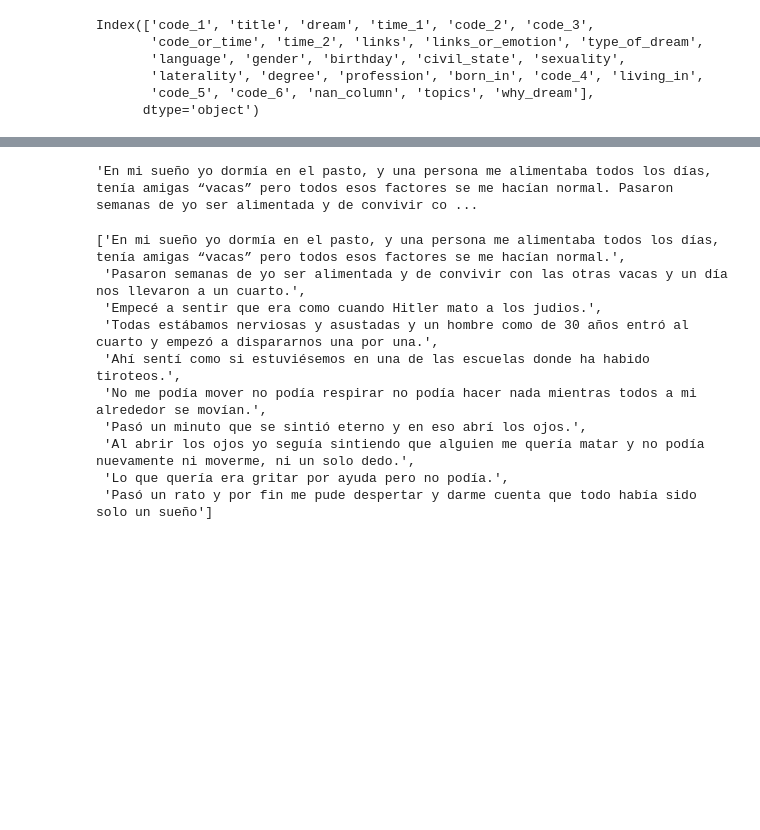
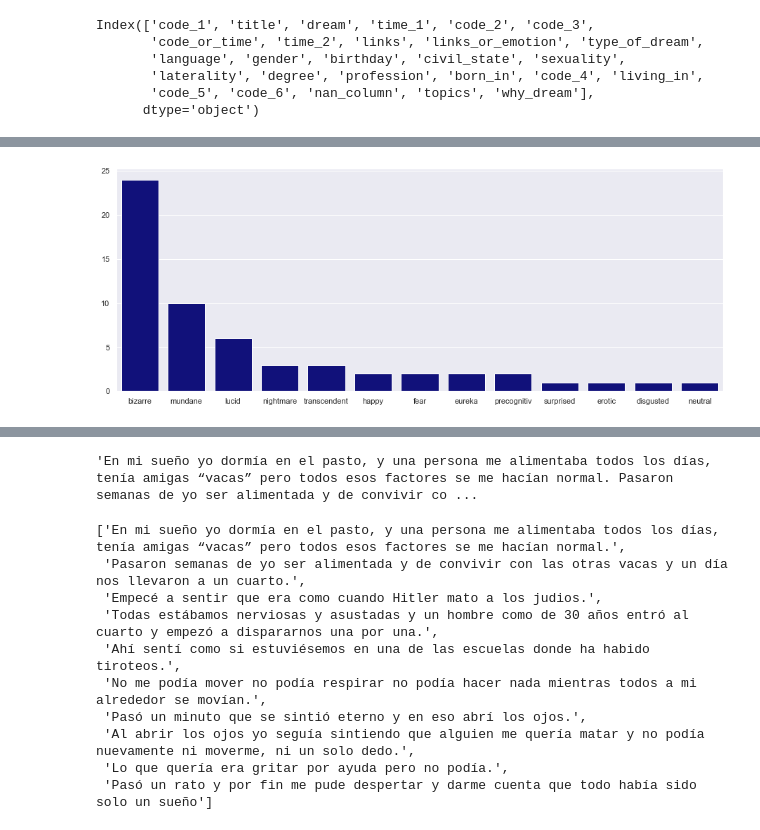
Before and after one commit to MigBap/dreambank, a Jupyter notebook: Self.ipynb, the cells around one changed output, grey strips where cells are left out. Drawn from its saved outputs; the diff is of its cells as text; code cells hidden in the pictures; blank space fills up the shorter version.

```diff
--- a/Self.ipynb
+++ b/Self.ipynb
@@ -979,5 +993,15 @@ erotic           1
 neutral          1
 Name: type_of_dream, dtype: int64
+# %%
+number_types_of_dreams = data['type_of_dream'].value_counts()
+
+# barplot
+sns.barplot(number_types_of_dreams.index, np.array(number_types_of_dreams), color='darkblue')
+
+plt.subplots_adjust(left=0, bottom=-0.1, right=2, top=1, wspace=0, hspace=0)
+plt.show()
+# %% [output]
+[figure, added]
 # %%
 # languages
 data['language'].value_counts()
```
Also changed, not shown: parts of 22 cells of this notebook.
